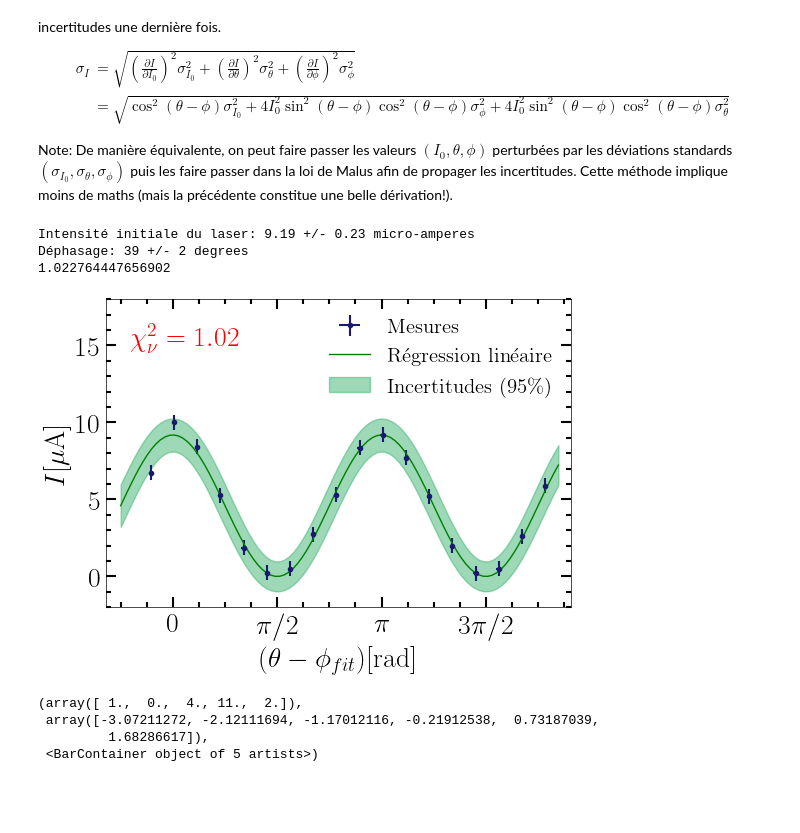
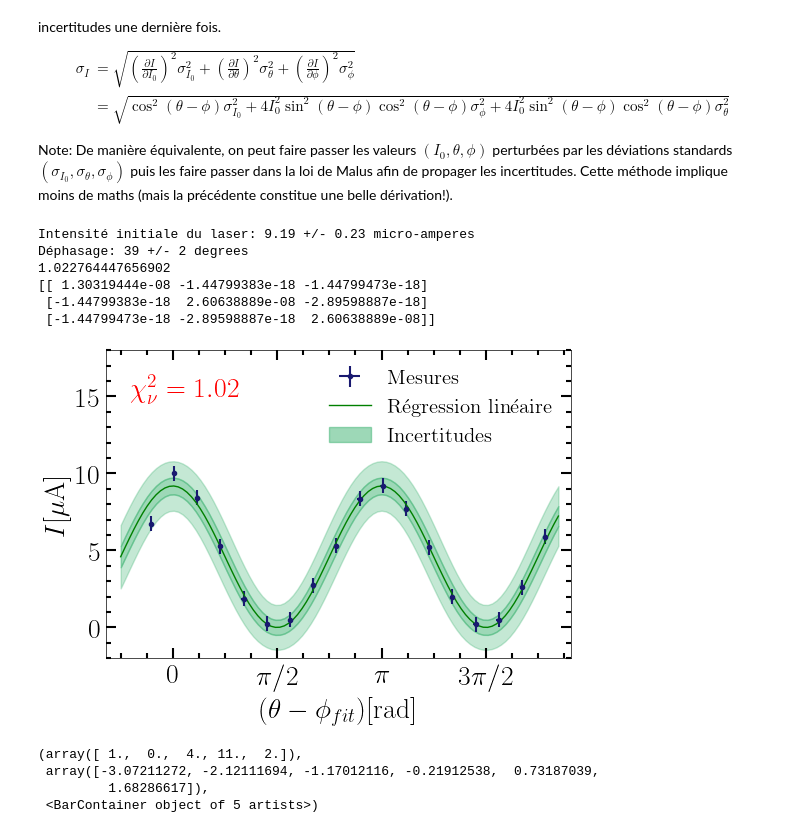
Before and after one commit to EnceladeCandy/phy3040, a Jupyter notebook: notebooks/optique_non_lineaire.ipynb, the cells around one changed output. Saved outputs shown, nothing was run; the diff lists cells and outputs as text; code cells hidden in the pictures; blank space fills up the shorter version.

```diff
--- a/notebooks/optique_non_lineaire.ipynb
+++ b/notebooks/optique_non_lineaire.ipynb
@@ -176,10 +176,14 @@ chi2 = Regression.compute_chi2(obs = intensity)
 print(f"Intensité initiale du laser: {phys_fitted[0] * 1e3:.2f} +/- {phys_std[0]* 1e3:.2f} micro-amperes")
 print(f"Déphasage: {phys_fitted[1] *u.radian.to(u.degree):.0f} +/- {phys_std[1]*u.radian.to(u.degree):.0f} degrees")
 print(chi2)
+print(Regression.cov)
 # %% [output]
 Intensité initiale du laser: 9.19 +/- 0.23 micro-amperes
 Déphasage: 39 +/- 2 degrees
 1.022764447656902
+[[ 1.30319444e-08 -1.44799383e-18 -1.44799473e-18]
+ [-1.44799383e-18  2.60638889e-08 -2.89598887e-18]
+ [-1.44799473e-18 -2.89598887e-18  2.60638889e-08]]
 # %%
 from matplotlib.ticker import MultipleLocator
 # Première figure: Intensité versus angle
@@ -205,38 +209,55 @@ intensity_fitted = malus_law(x_fit + phi_fitted, *phys_fitted)
 ax.plot(x_fit, intensity_fitted * 1e3, "green", label = 'Régression linéaire')
 
 # Afficher incertitudes sur la régression linéaire
 # phys_min = phys_fitted - 1 * phys_std
 # phys_max = phys_fitted + 1 * phys_std
 # intensity_min = malus_law(x_fit + phi_fitted, *phys_min)
 # intensity_max = malus_law(x_fit + phi_fitted, *phys_max)
 std_intensity = np.sqrt(std_malus(theta = x_fit + phi_fitted, phys_fitted = phys_fitted, phys_std = phys_std, std_theta=sigma_theta) **2 + sigma_intensity ** 2)
-k = 2
+
+# Beautiful uncertainty zones
+k1 = 1
 ax.fill_between(
     x = x_fit,
-    y1 = (intensity_fitted - k * std_intensity) * 1e3,
-    y2 = (intensity_fitted + k * std_intensity) * 1e3,
+    y1 = (intensity_fitted - k1 * std_intensity) * 1e3,
+    y2 = (intensity_fitted + k1 * std_intensity) * 1e3,
     color = 'mediumseagreen',
     alpha = 0.5,
-    label = r'Incertitudes ($95\%$)'
+    label = r'Incertitudes'
+    )
+k2 = 3
+ax.fill_between(
+    x = x_fit,
+    y1 = (intensity_fitted - k1 * std_intensity -1e-5) * 1e3,
+    y2 = (intensity_fitted - (k2) * std_intensity) * 1e3,
+    color = 'mediumseagreen',
+    alpha = 0.3
     )
 
+ax.fill_between(
+    x = x_fit,
+    y1 = (intensity_fitted + k1 * std_intensity +1e-5) * 1e3,
+    y2 = (intensity_fitted + (k2) * std_intensity) * 1e3,
+    color = 'mediumseagreen',
+    alpha = 0.3
+    )
 # Rendre la figure plus jolie :)
 ax.set(xlabel = r"$(\theta-\phi_{fit})$[rad]", ylabel = r"$I$[$\mu$A]", xlim = [-1, 6.], ylim = [-2, 18])
 x_ticks = np.arange(0, 5, np.pi/2)
 x_tick_labels = [r"$0$", r"$\pi/2$", r"$\pi$", r"$3\pi/2$"]
 ax.xaxis.set_ticks(x_ticks)
 ax.xaxis.set_ticklabels(x_tick_labels)
 
 ax.tick_params(which = 'major', axis = 'both', length = 7, width = 1.5)
 ax.tick_params(which = 'minor', axis = 'both', length = 3.5, width = 1.5)
 ax.annotate(r"$\chi^2_{\nu} = %.2f$"%chi2, xy = (0.05, 0.85), xycoords = 'axes fraction', color = 'r', fontsize = 20)
 handles, labels = plt.gca().get_legend_handles_labels()
 order = [2,0,1]
 ax.legend([handles[idx] for idx in order],[labels[idx] for idx in order])
 plt.savefig(os.path.join(figure_folder, 'figure_malus.pdf'), bbox_inches = 'tight')
 # maj_ticks =
 # %% [output]
-[figure, old version]
+[figure, new version]
 # %%
 plt.hist(norm_residuals, bins = 5)
 # %% [output]
```
Also changed, not shown: parts of 3 cells of this notebook.
